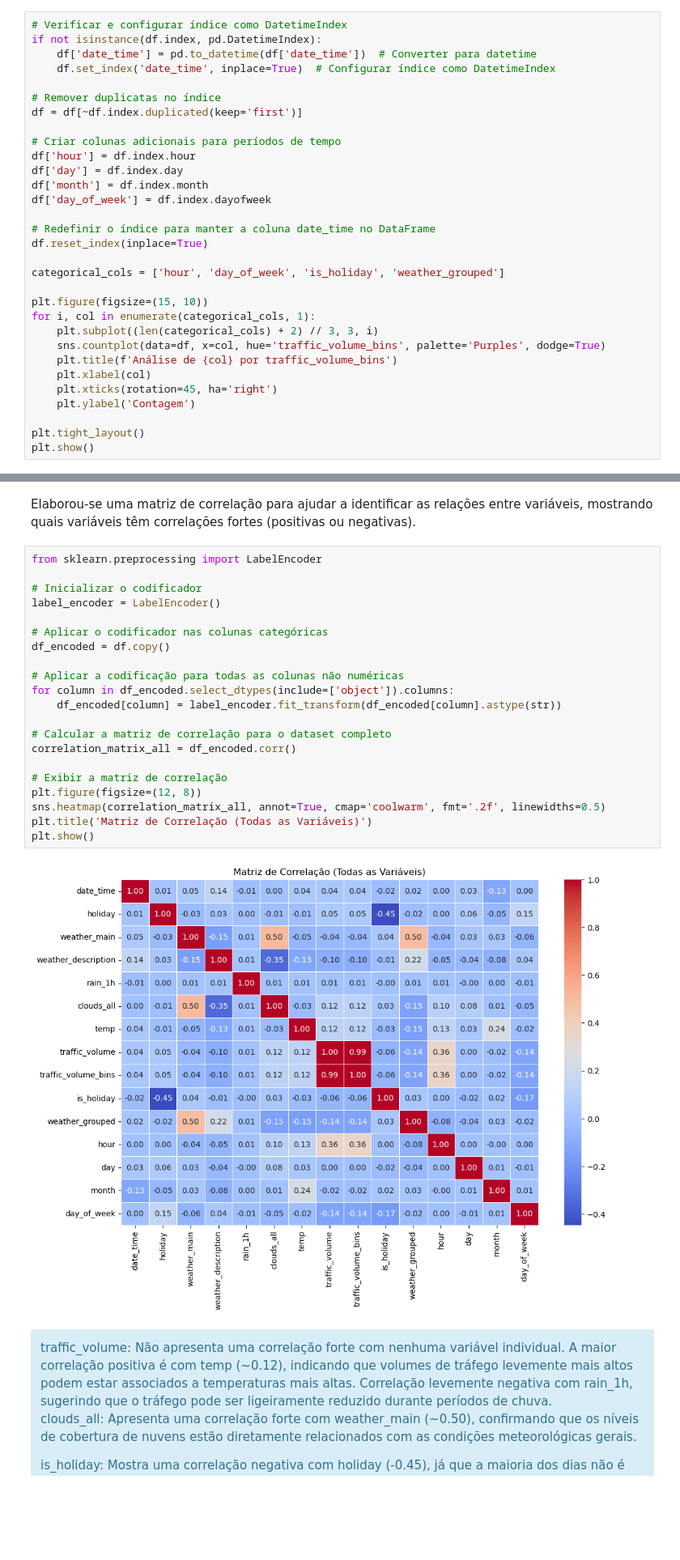
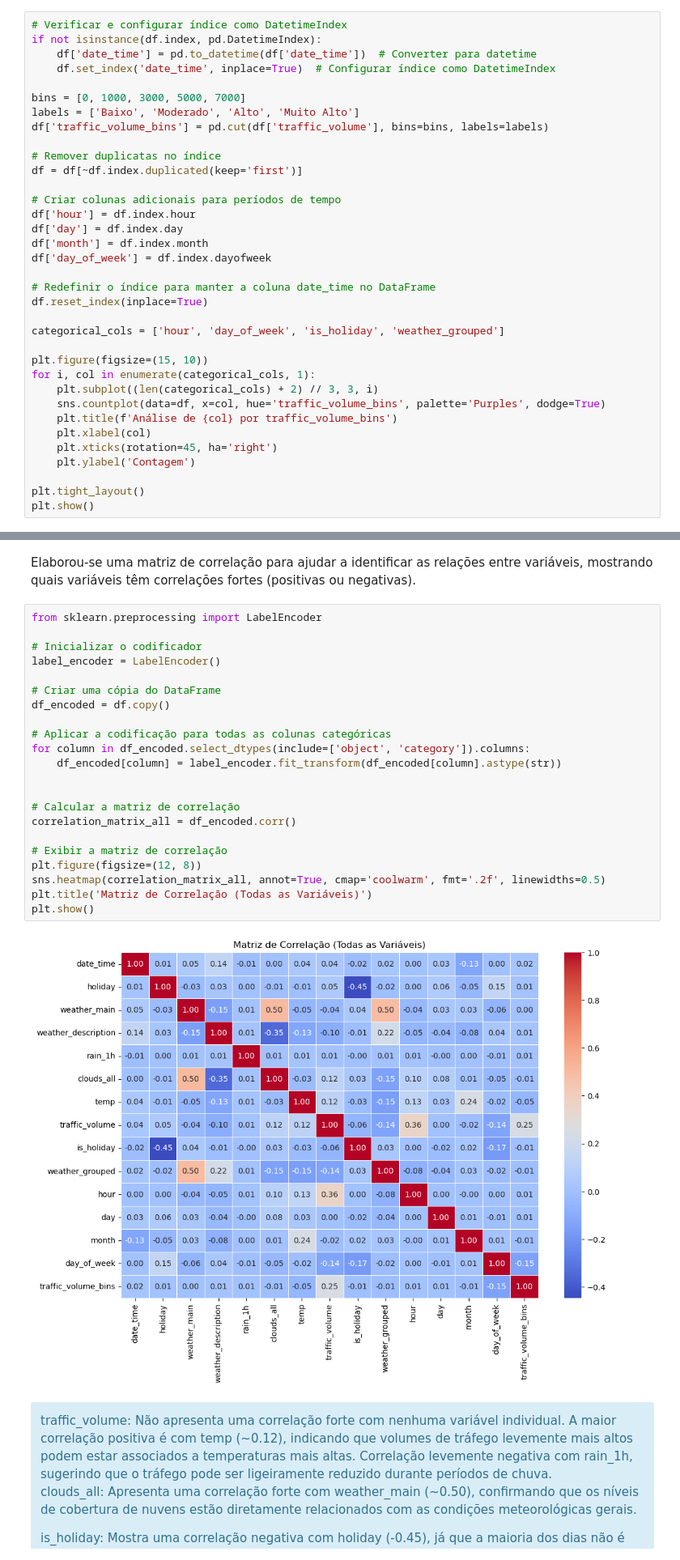
Before and after one commit to 1211508/MINDD, a Jupyter notebook: MINDD-1211508-1210926.ipynb, the cells around one changed output, grey strips where cells are left out. Shown at 81% size. Saved outputs shown, nothing was run; the diff lists cells and outputs as text; blank space fills up the shorter version.

```diff
--- a/MINDD-1211508-1210926.ipynb
+++ b/MINDD-1211508-1210926.ipynb
@@ -504,6 +501,10 @@ snow: A neve tem a menor frequência, mostrando que é uma condição meteoroló
 if not isinstance(df.index, pd.DatetimeIndex):
     df['date_time'] = pd.to_datetime(df['date_time'])  # Converter para datetime
     df.set_index('date_time', inplace=True)  # Configurar índice como DatetimeIndex
+
+bins = [0, 1000, 3000, 5000, 7000]
+labels = ['Baixo', 'Moderado', 'Alto', 'Muito Alto']
+df['traffic_volume_bins'] = pd.cut(df['traffic_volume'], bins=bins, labels=labels)
 
 # Remover duplicatas no índice
 df = df[~df.index.duplicated(keep='first')]
@@ -613,26 +614,27 @@ Elaborou-se uma matriz de correlação para ajudar a identificar as relações e
 # %%
 from sklearn.preprocessing import LabelEncoder
 
 # Inicializar o codificador
 label_encoder = LabelEncoder()
 
-# Aplicar o codificador nas colunas categóricas
+# Criar uma cópia do DataFrame
 df_encoded = df.copy()
 
-# Aplicar a codificação para todas as colunas não numéricas
-for column in df_encoded.select_dtypes(include=['object']).columns:
+# Aplicar a codificação para todas as colunas categóricas
+for column in df_encoded.select_dtypes(include=['object', 'category']).columns:
     df_encoded[column] = label_encoder.fit_transform(df_encoded[column].astype(str))
 
-# Calcular a matriz de correlação para o dataset completo
+
+# Calcular a matriz de correlação
 correlation_matrix_all = df_encoded.corr()
 
 # Exibir a matriz de correlação
 plt.figure(figsize=(12, 8))
 sns.heatmap(correlation_matrix_all, annot=True, cmap='coolwarm', fmt='.2f', linewidths=0.5)
 plt.title('Matriz de Correlação (Todas as Variáveis)')
 plt.show()
 # %% [output]
-[figure, old version]
+[figure, new version]
 # %% [markdown]
 <div class="alert alert-block alert-info">
 traffic_volume: Não apresenta uma correlação forte com nenhuma variável individual. A maior correlação positiva é com temp (~0.12), indicando que volumes de tráfego levemente mais altos podem estar associados a temperaturas mais altas. Correlação levemente negativa com rain_1h, sugerindo que o tráfego pode ser ligeiramente reduzido durante períodos de chuva.
```
Also changed, not shown: parts of 15 cells of this notebook.
